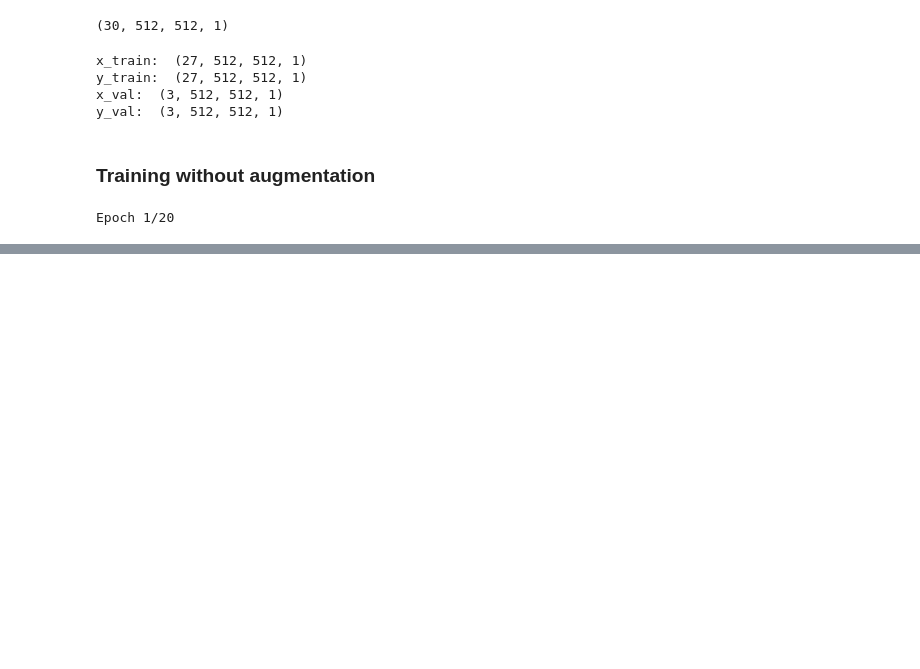
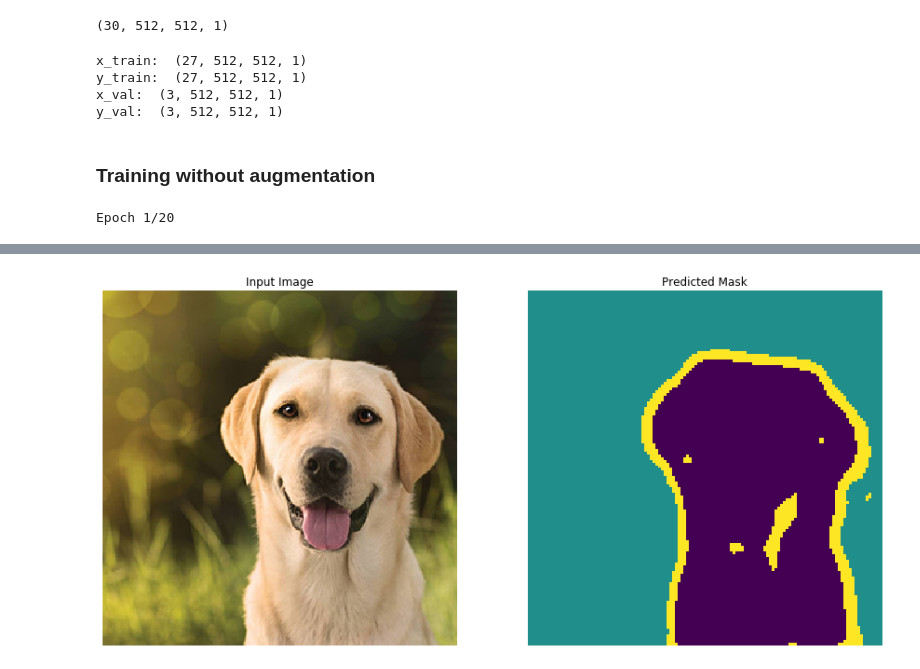
Before and after one commit to surajkarki66/Image-Segmentation-Deep-Learning, a Jupyter notebook: U-Net/res-Unet.ipynb, the cells around one changed output, grey strips where cells are left out. Cells and saved outputs as stored; diff of their text form; code cells hidden in the pictures; blank space fills up the shorter version.

```diff
--- a/U-Net/res-Unet.ipynb
+++ b/U-Net/res-Unet.ipynb
@@ -334,0 +408,2 @@ Epoch 1/20
+# %%
+input_image = input_image[tf.newaxis, ...]
@@ -334,0 +414,2 @@ Epoch 1/20
+# %%
+pred = model.predict(input_image)
@@ -334,0 +421,16 @@ Epoch 1/20
+# %%
+def display(display_list):
+  plt.figure(figsize=(15, 15))
+
+  title = ['Input Image', 'Predicted Mask']
+
+  for i in range(len(display_list)):
+    plt.subplot(1, len(display_list), i+1)
+    plt.title(title[i])
+    plt.imshow(tf.keras.preprocessing.image.array_to_img(display_list[i]))
+    plt.axis('off')
+  plt.show()
+# %%
+display([img, pred_mask])
+# %% [output]
+[figure, added]
```
Also changed, not shown: parts of 20 cells of this notebook, 4 other files.
